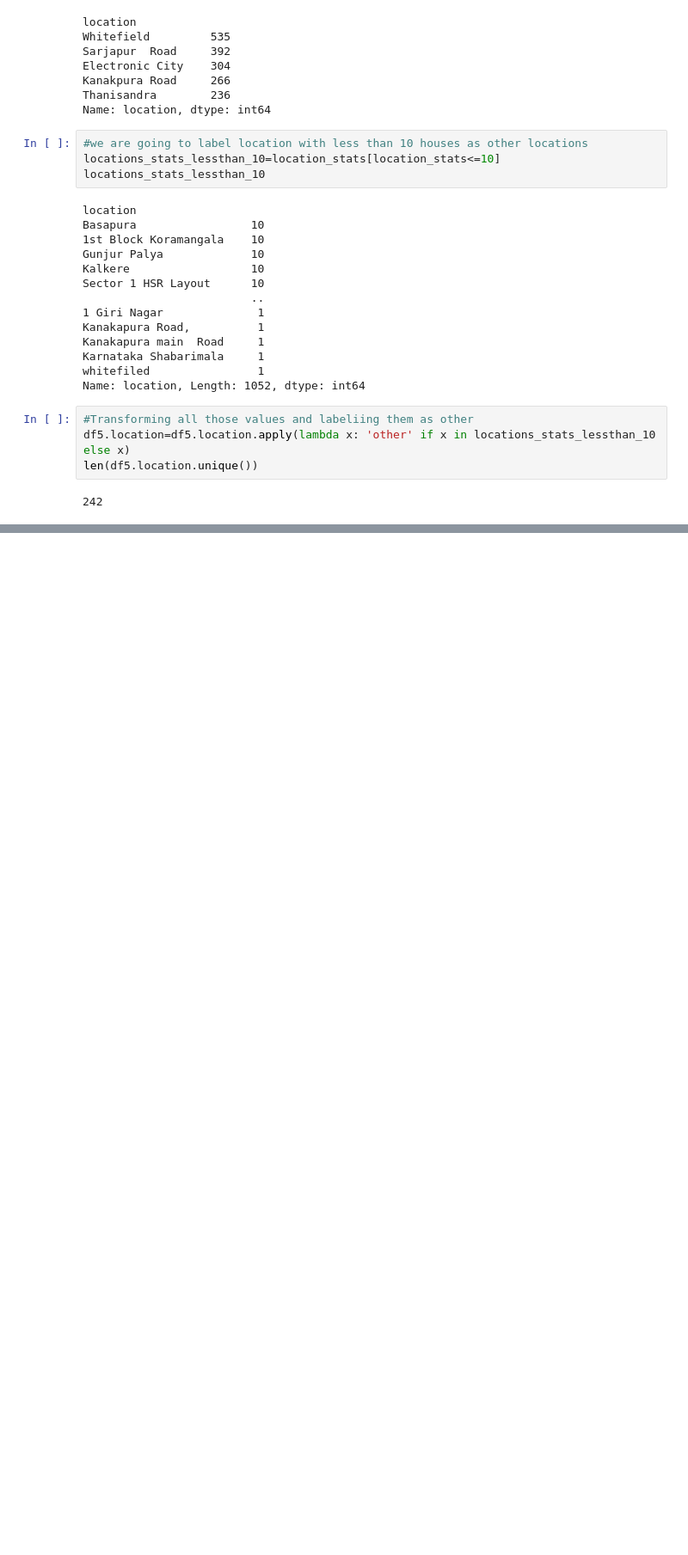
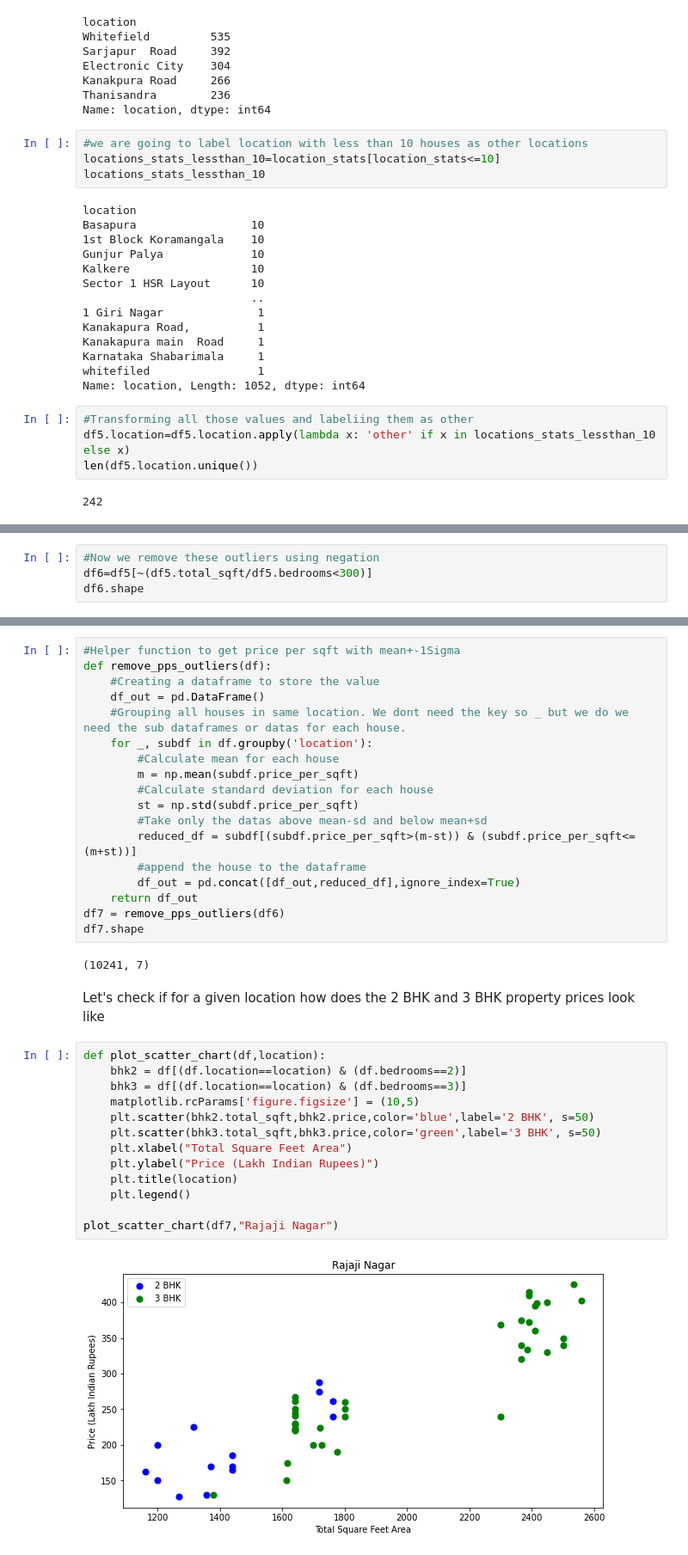
Before and after one commit to NLP-practitioners/ML-projects, a Jupyter notebook: prediction-model.ipynb, the cells around one changed output, grey strips where cells are left out. Shown: that part at 86% size. Cells and saved outputs as stored; diff of their text form; blank space fills up the shorter version.

Commit message:
Outliers filter

```diff
--- a/prediction-model.ipynb
+++ b/prediction-model.ipynb
@@ -216,0 +234,4 @@ len(df5.location.unique())
+# %%
+#Now we remove these outliers using negation
+df6=df5[~(df5.total_sqft/df5.bedrooms<300)]
+df6.shape
@@ -216,0 +257,37 @@ len(df5.location.unique())
+# %%
+#Helper function to get price per sqft with mean+-1Sigma
+def remove_pps_outliers(df):
+    #Creating a dataframe to store the value
+    df_out = pd.DataFrame()
+    #Grouping all houses in same location. We dont need the key so _ but we do we need the sub dataframes or datas for each house.
+    for _, subdf in df.groupby('location'):
+        #Calculate mean for each house
+        m = np.mean(subdf.price_per_sqft)
+        #Calculate standard deviation for each house
+        st = np.std(subdf.price_per_sqft)
+        #Take only the datas above mean-sd and below mean+sd
+        reduced_df = subdf[(subdf.price_per_sqft>(m-st)) & (subdf.price_per_sqft<=(m+st))]
+        #append the house to the dataframe
+        df_out = pd.concat([df_out,reduced_df],ignore_index=True)
+    return df_out
+df7 = remove_pps_outliers(df6)
+df7.shape
+# %% [output]
+(10241, 7)
+# %% [markdown]
+Let's check if for a given location how does the 2 BHK and 3 BHK property prices look like
+# %%
+def plot_scatter_chart(df,location):
+    bhk2 = df[(df.location==location) & (df.bedrooms==2)]
+    bhk3 = df[(df.location==location) & (df.bedrooms==3)]
+    matplotlib.rcParams['figure.figsize'] = (10,5)
+    plt.scatter(bhk2.total_sqft,bhk2.price,color='blue',label='2 BHK', s=50)
+    plt.scatter(bhk3.total_sqft,bhk3.price,color='green',label='3 BHK', s=50)
+    plt.xlabel("Total Square Feet Area")
+    plt.ylabel("Price (Lakh Indian Rupees)")
+    plt.title(location)
+    plt.legend()
+
+plot_scatter_chart(df7,"Rajaji Nagar")
+# %% [output]
+[figure, added]
```
Also changed, not shown: parts of 9 cells of this notebook.
